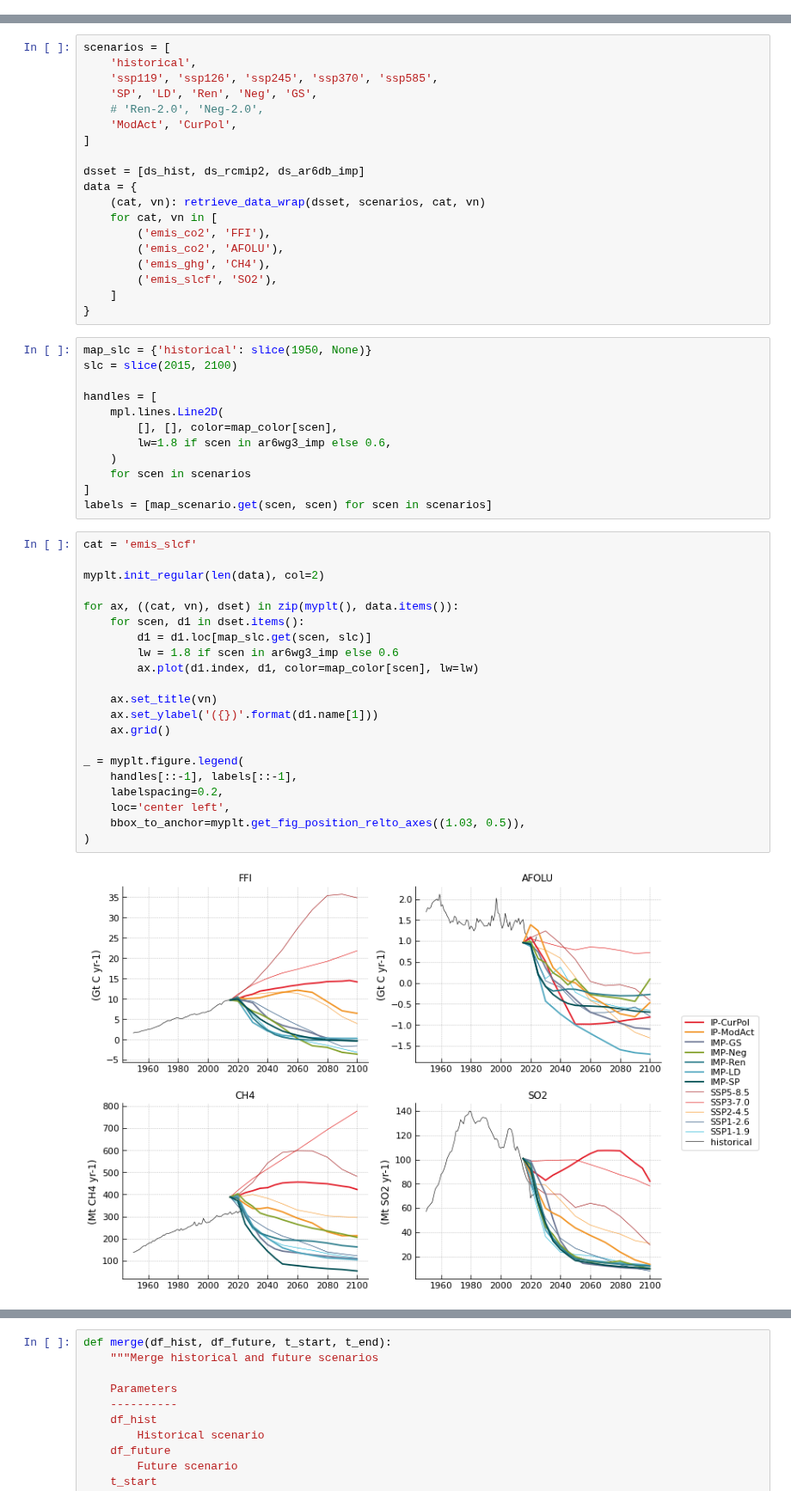
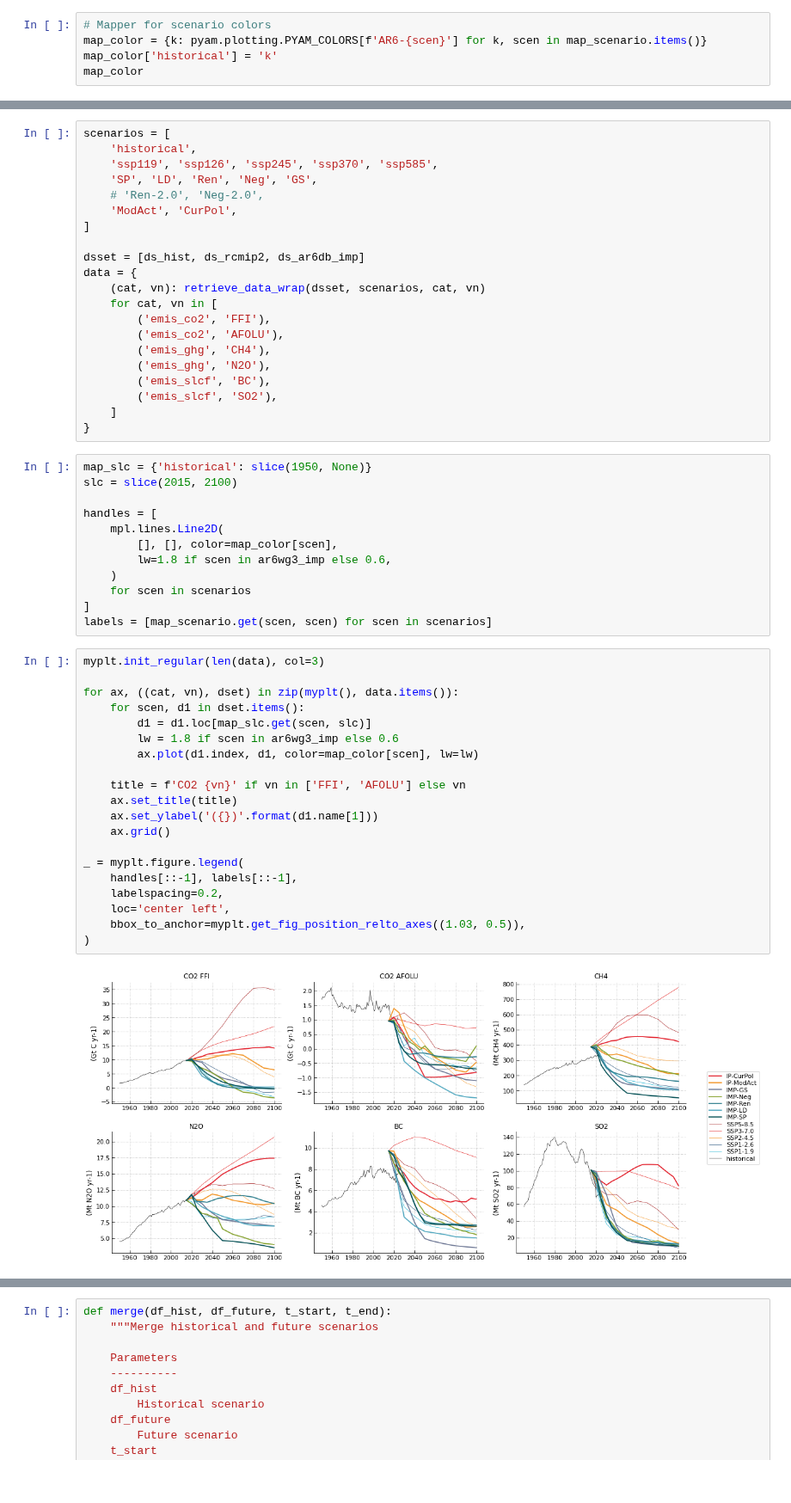
Before and after one commit to tsutsui1872/mce, a Jupyter notebook: notebook/mk_scenario_hist_future.ipynb, the cells around one changed output, grey strips where cells are left out. Shown at 86% size. Cells and saved outputs as stored; diff of their text form.

```diff
--- a/notebook/mk_scenario_hist_future.ipynb
+++ b/notebook/mk_scenario_hist_future.ipynb
@@ -83,0 +64,5 @@ map_color
+# %%
+# Mapper for scenario colors
+map_color = {k: pyam.plotting.PYAM_COLORS[f'AR6-{scen}'] for k, scen in map_scenario.items()}
+map_color['historical'] = 'k'
+map_color
@@ -183,6 +165,8 @@ data = {
         ('emis_co2', 'FFI'),
         ('emis_co2', 'AFOLU'),
         ('emis_ghg', 'CH4'),
+        ('emis_ghg', 'N2O'),
+        ('emis_slcf', 'BC'),
         ('emis_slcf', 'SO2'),
     ]
 }
@@ -199,25 +183,24 @@ handles = [
 ]
 labels = [map_scenario.get(scen, scen) for scen in scenarios]
 # %%
-cat = 'emis_slcf'
-
-myplt.init_regular(len(data), col=2)
+myplt.init_regular(len(data), col=3)
 
 for ax, ((cat, vn), dset) in zip(myplt(), data.items()):
     for scen, d1 in dset.items():
         d1 = d1.loc[map_slc.get(scen, slc)]
         lw = 1.8 if scen in ar6wg3_imp else 0.6
         ax.plot(d1.index, d1, color=map_color[scen], lw=lw)
 
-    ax.set_title(vn)
+    title = f'CO2 {vn}' if vn in ['FFI', 'AFOLU'] else vn
+    ax.set_title(title)
     ax.set_ylabel('({})'.format(d1.name[1]))
     ax.grid()
 
 _ = myplt.figure.legend(
     handles[::-1], labels[::-1],
     labelspacing=0.2,
     loc='center left',
     bbox_to_anchor=myplt.get_fig_position_relto_axes((1.03, 0.5)),
 )
 # %% [output]
-[figure, old version]
+[figure, new version]
```
Also changed, not shown: parts of 27 cells of this notebook.
